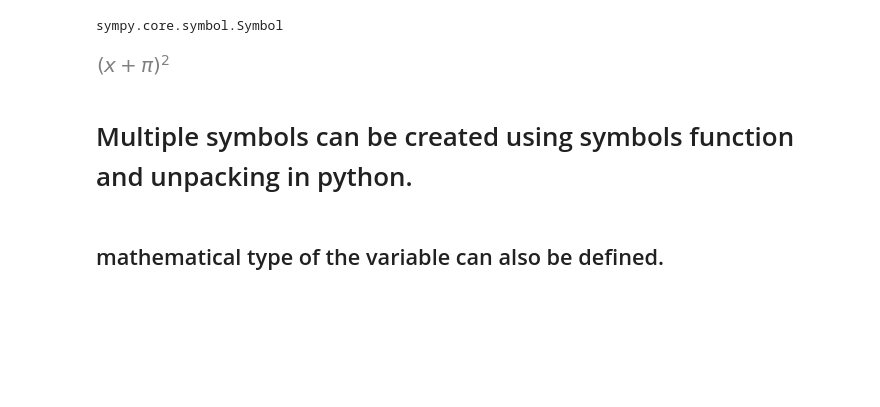
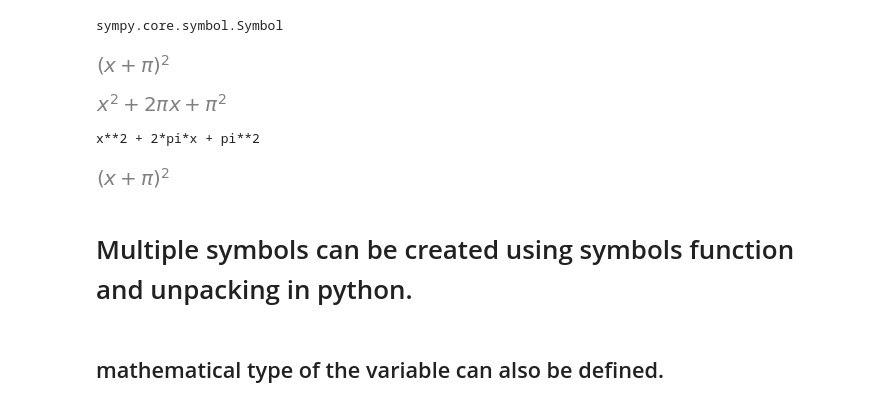
Before and after one commit to AthulSuresh21/Py_Workshop_2024, a Jupyter notebook: Sympy.ipynb, the cells around one changed output. Cells and saved outputs as stored; diff of their text form; code cells hidden in the pictures; blank space fills up the shorter version.

```diff
--- a/Sympy.ipynb
+++ b/Sympy.ipynb
@@ -22,6 +22,20 @@ sympy.core.symbol.Symbol
 (smp.pi + x)**2
 # %% [output]
 [figure]
+# %%
+expr1 = (smp.pi + x)**2
+expr1.expand()
+# %% [output]
+[figure, added]
+# %%
+expr2 = expr1.expand()
+print(expr2)
+# %% [output]
+x**2 + 2*pi*x + pi**2
+# %%
+expr2.factor()
+# %% [output]
+[figure, added]
 # %% [markdown]
 # Multiple symbols can be created using symbols function and unpacking in python.
 # %%
```
Also changed, not shown: parts of 25 cells of this notebook, 2 other files.
